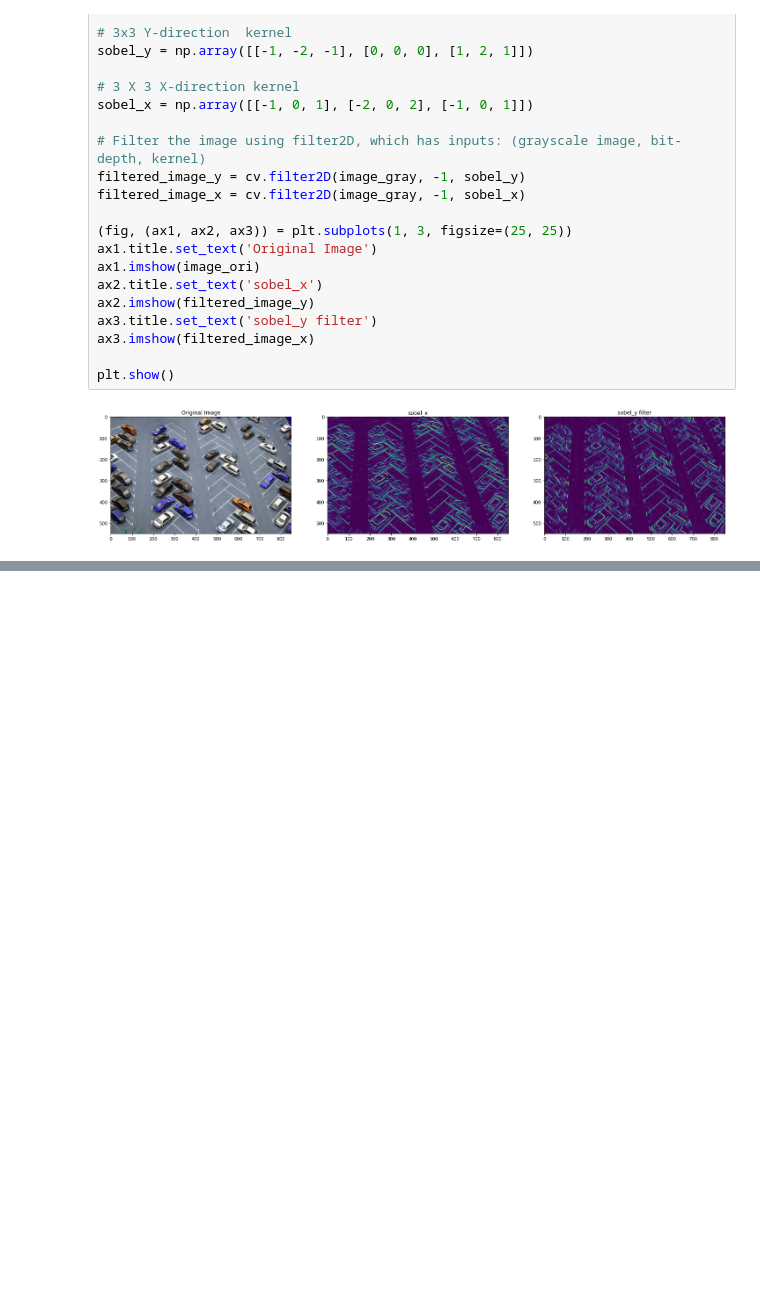
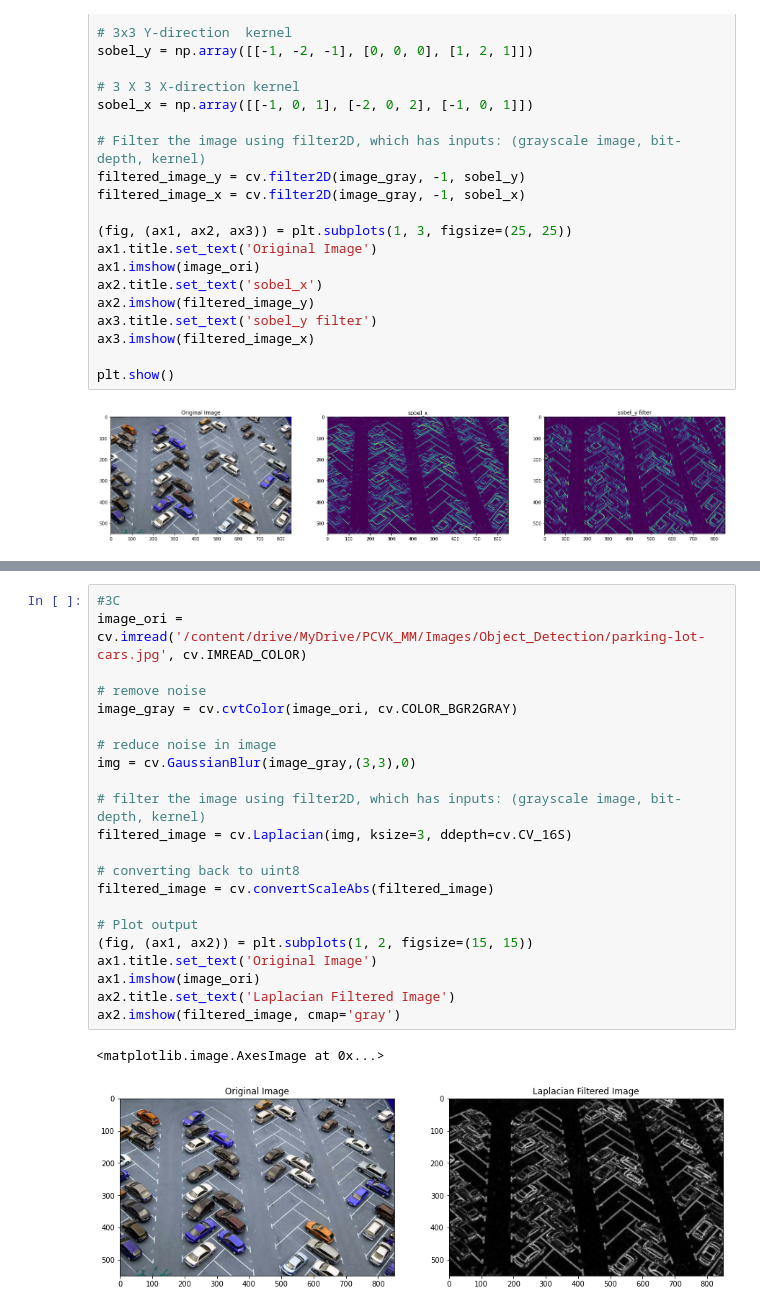
Before and after one commit to navisabdillah/PCVK, a Jupyter notebook: Week11.ipynb, the cells around one changed output, grey strips where cells are left out. Drawn from its saved outputs; the diff is of its cells as text; blank space fills up the shorter version.

```diff
--- a/Week11.ipynb
+++ b/Week11.ipynb
@@ -78,0 +97,25 @@ plt.show()
+# %%
+#3C
+image_ori = cv.imread('/content/drive/MyDrive/PCVK_MM/Images/Object_Detection/parking-lot-cars.jpg', cv.IMREAD_COLOR)
+
+# remove noise
+image_gray = cv.cvtColor(image_ori, cv.COLOR_BGR2GRAY)
+
+# reduce noise in image
+img = cv.GaussianBlur(image_gray,(3,3),0)
+
+# filter the image using filter2D, which has inputs: (grayscale image, bit-depth, kernel)
+filtered_image = cv.Laplacian(img, ksize=3, ddepth=cv.CV_16S)
+
+# converting back to uint8
+filtered_image = cv.convertScaleAbs(filtered_image)
+
+# Plot output
+(fig, (ax1, ax2)) = plt.subplots(1, 2, figsize=(15, 15))
+ax1.title.set_text('Original Image')
+ax1.imshow(image_ori)
+ax2.title.set_text('Laplacian Filtered Image')
+ax2.imshow(filtered_image, cmap='gray')
+# %% [output]
+<matplotlib.image.AxesImage at 0x...>
+[figure, added]
```
Also changed, not shown: parts of 6 cells of this notebook.
